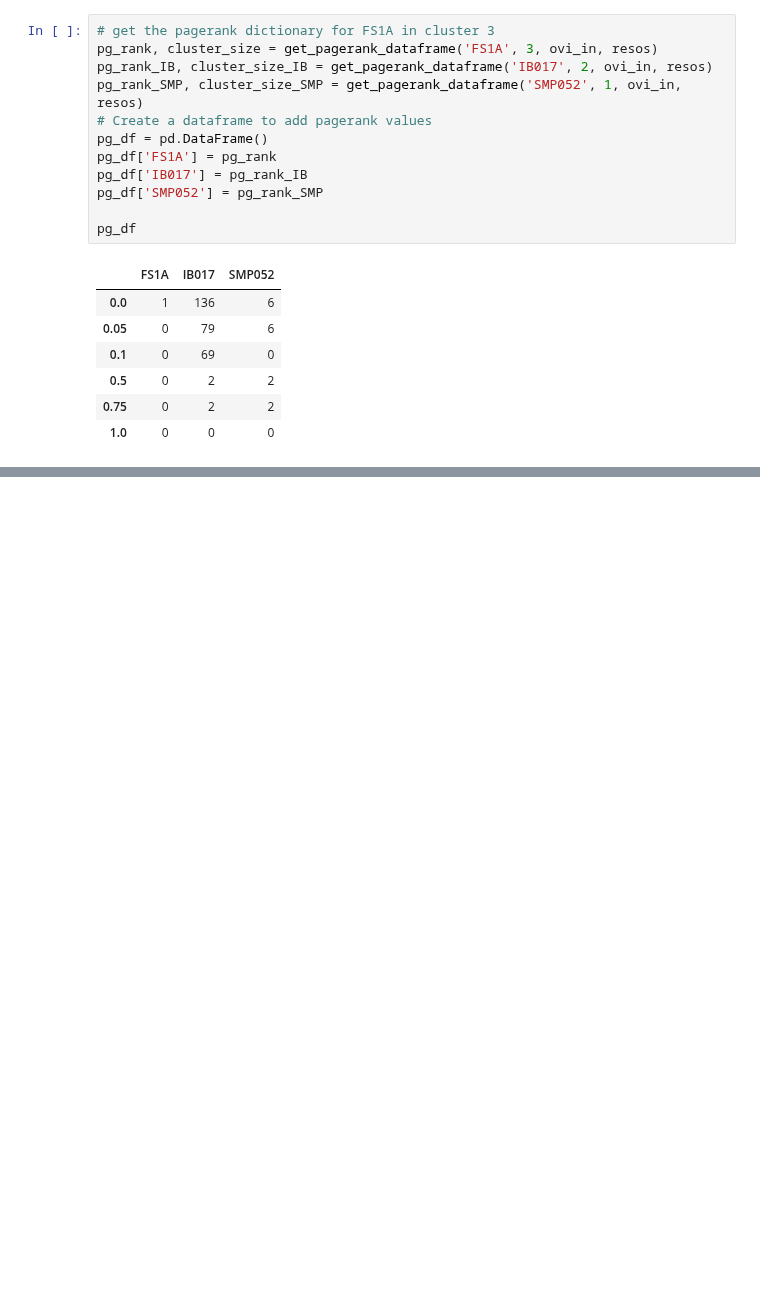
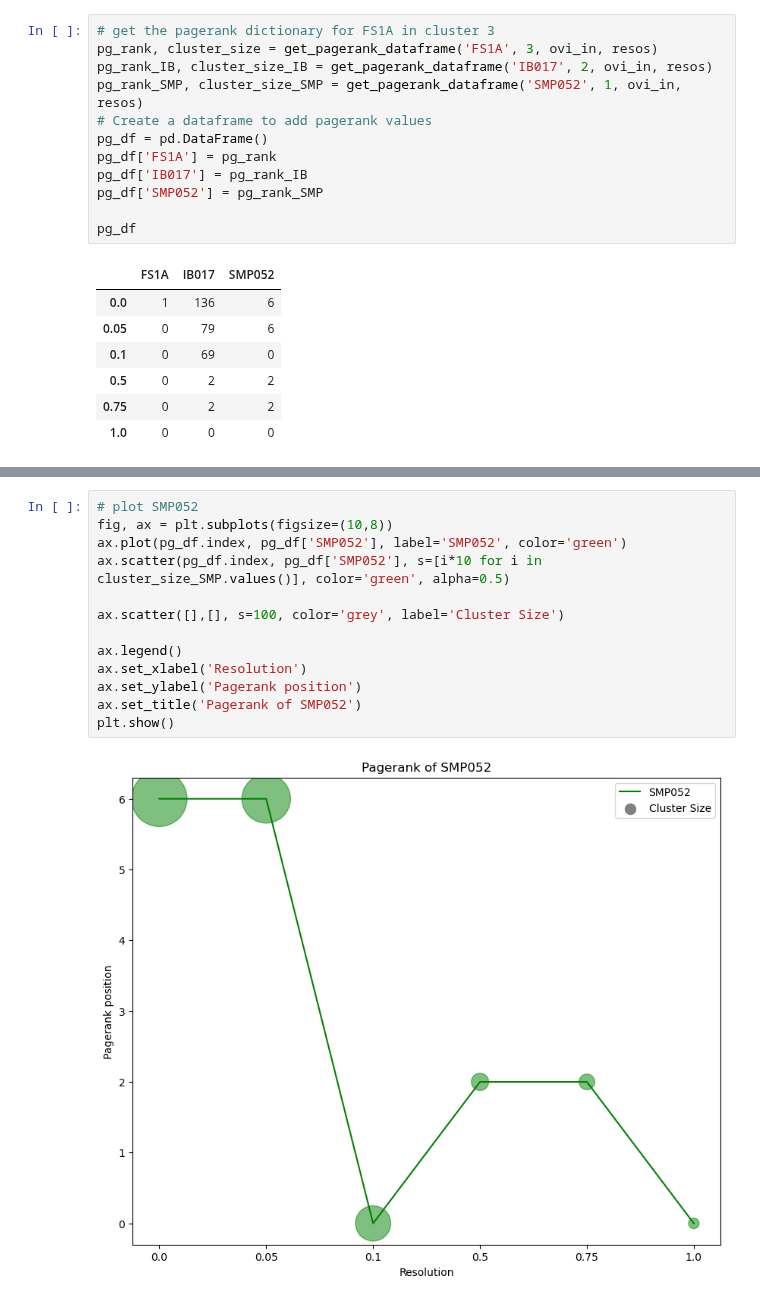
Before and after one commit to RhessaWL/flybrain-clustering, a Jupyter notebook: pagerank_fig.ipynb, the cells around one changed output, grey strips where cells are left out. Drawn from its saved outputs; the diff is of its cells as text; blank space fills up the shorter version.

```diff
--- a/pagerank_fig.ipynb
+++ b/pagerank_fig.ipynb
@@ -219,0 +172,15 @@ Text(0.5, 1.0, 'Pagerank of FS1A, IB017, and SMP052')
+# %%
+# plot SMP052
+fig, ax = plt.subplots(figsize=(10,8))
+ax.plot(pg_df.index, pg_df['SMP052'], label='SMP052', color='green')
+ax.scatter(pg_df.index, pg_df['SMP052'], s=[i*10 for i in cluster_size_SMP.values()], color='green', alpha=0.5)
+
+ax.scatter([],[], s=100, color='grey', label='Cluster Size')
+
+ax.legend()
+ax.set_xlabel('Resolution')
+ax.set_ylabel('Pagerank position')
+ax.set_title('Pagerank of SMP052')
+plt.show()
+# %% [output]
+[figure, added]
```
Also changed, not shown: parts of 6 cells of this notebook, 4 other files.
